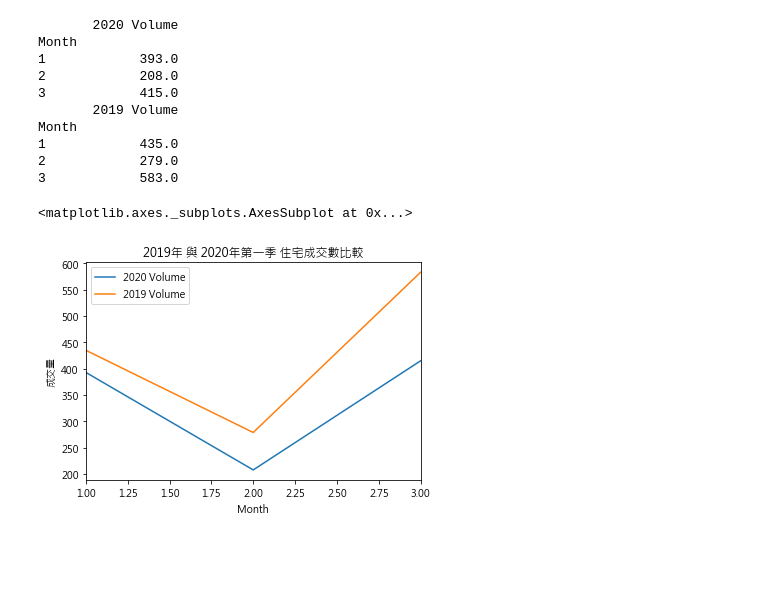
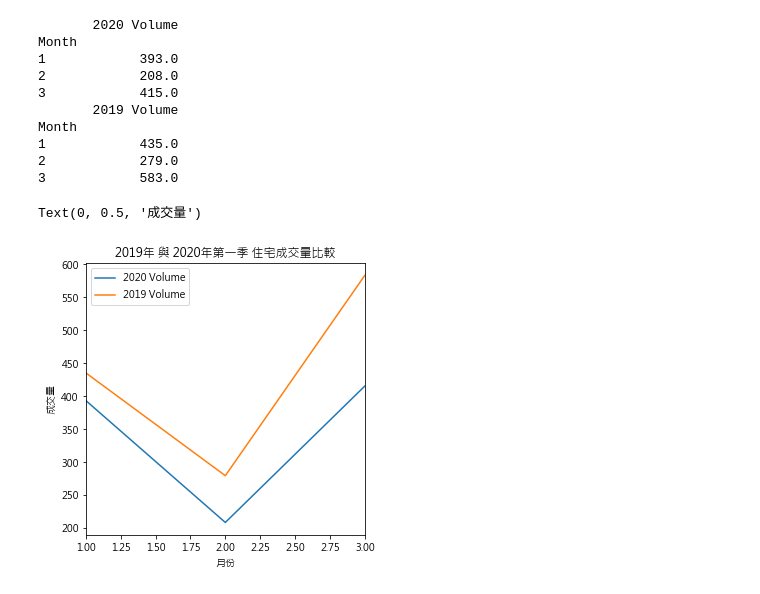
Before and after one commit to Isaac234517/Macau-House-Analysis, a Jupyter notebook: house_trending.ipynb, the cells around one changed output. Saved outputs shown, nothing was run; the diff lists cells and outputs as text; code cells hidden in the pictures; blank space fills up the shorter version.

```diff
--- a/house_trending.ipynb
+++ b/house_trending.ipynb
@@ -336,10 +336,11 @@ Month
 3            583.0
 # %%
 ax= Q1_2020_volume.plot(label='2020 年第一季')
-ax.set_title('2019年 與 2020年第一季 住宅成交數比較')
+Q1_2019_volume.plot(ax=ax,figsize=(5,5))
+ax.set_title('2019年 與 2020年第一季 住宅成交量比較')
+ax.tick_params
 ax.set_xlabel('月份')
 ax.set_ylabel('成交量')
-Q1_2019_volume.plot(ax=ax)
 # %% [output]
-<matplotlib.axes._subplots.AxesSubplot at 0x...>
+Text(0, 0.5, '成交量')
-[figure, old version]
+[figure, new version]
```
Also changed, not shown: parts of 5 cells of this notebook.
